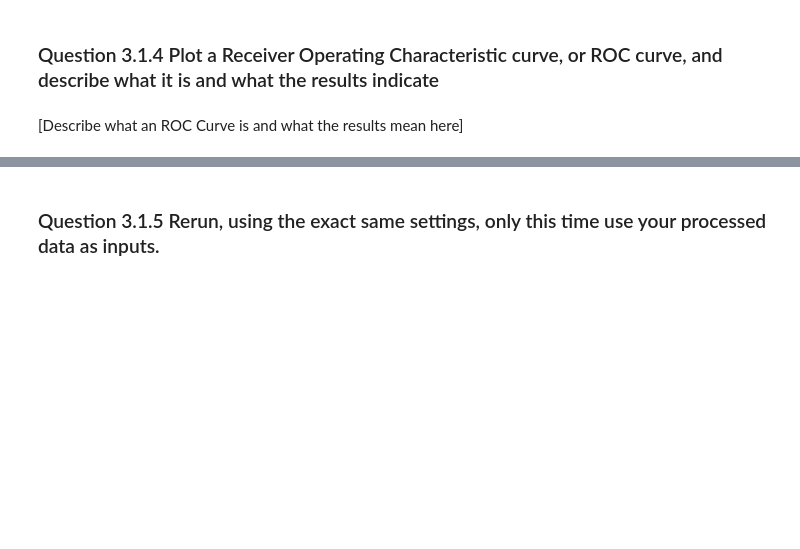
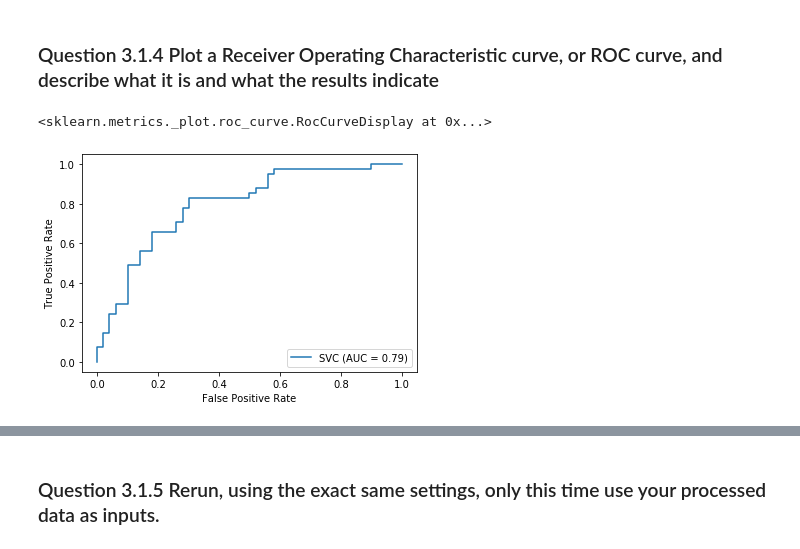
Before and after one commit to raymondlin1/CS188-Data-Science, a Jupyter notebook: Project_2/cs188_project2-Blank.ipynb, the cells around one changed output, grey strips where cells are left out. Saved outputs shown, nothing was run; the diff lists cells and outputs as text; code cells hidden in the pictures; blank space fills up the shorter version.

```diff
--- a/Project_2/cs188_project2-Blank.ipynb
+++ b/Project_2/cs188_project2-Blank.ipynb
@@ -177,5 +331,15 @@ Before running our various learning methods, we need to do some additional prep
 Specifically, we're going to ask you to prepare 2 batches of data: 1. Will simply be the raw numeric data that hasn't gone through any additional pre-processing. The other, will be data that you pipeline using your own selected methods. We will then feed both of these datasets into a classifier to showcase just how important this step can be!
 # %% [markdown]
 ### Question 2.1 Save the target column as a separate array and then drop it from the dataframe.
+# %%
+if "sick" in data.columns:
+    target = np.array(data["sick"])
+    data = data.drop(columns=["sick"])
 # %% [markdown]
 ### Question 2.2 First Create your 'Raw' unprocessed training data by dividing your dataframe into training and testing cohorts, with your training cohort consisting of 70% of your total dataframe (hint: use the train_test_split method) Output the resulting shapes of your training and testing samples to confirm that your split was successful.
+# %%
+raw_X_train, raw_X_test, raw_y_train, raw_y_test = train_test_split(data, target, test_size=0.3, random_state=42)
+print("The training features set has {} rows and {} columns.".format(raw_X_train.shape[0], raw_X_train.shape[1]))
+print("The test features set has {} rows and {} columns.".format(raw_X_test.shape[0], raw_X_test.shape[1]))
+print("The training targets set has {} rows and 1 column.".format(raw_y_train.shape[0]))
+print("The test targets set has {} rows and 1 column.".format(raw_y_test.shape[0]))
@@ -201,0 +447,4 @@ A Support Vector Machine (SVM) is a discriminative classifier formally defined b
+# %%
+# SVM
+svm_raw_clf = SVC(probability=True, gamma="scale")
+svm_raw_clf.fit(raw_X_train, raw_y_train)
@@ -208,4 +489,7 @@ A Support Vector Machine (SVM) is a discriminative classifier formally defined b
 # %% [markdown]
 ### Question 3.1.4 Plot a Receiver Operating Characteristic curve, or ROC curve, and describe what it is and what the results indicate
-# %% [markdown]
-[Describe what an ROC Curve is and what the results mean here]
+# %%
+metrics.plot_roc_curve(svm_raw_clf, raw_X_test, raw_y_test)
+# %% [output]
+<sklearn.metrics._plot.roc_curve.RocCurveDisplay at 0x...>
+[figure, added]
```
Also changed, not shown: parts of 56 cells of this notebook, 32 other files.
